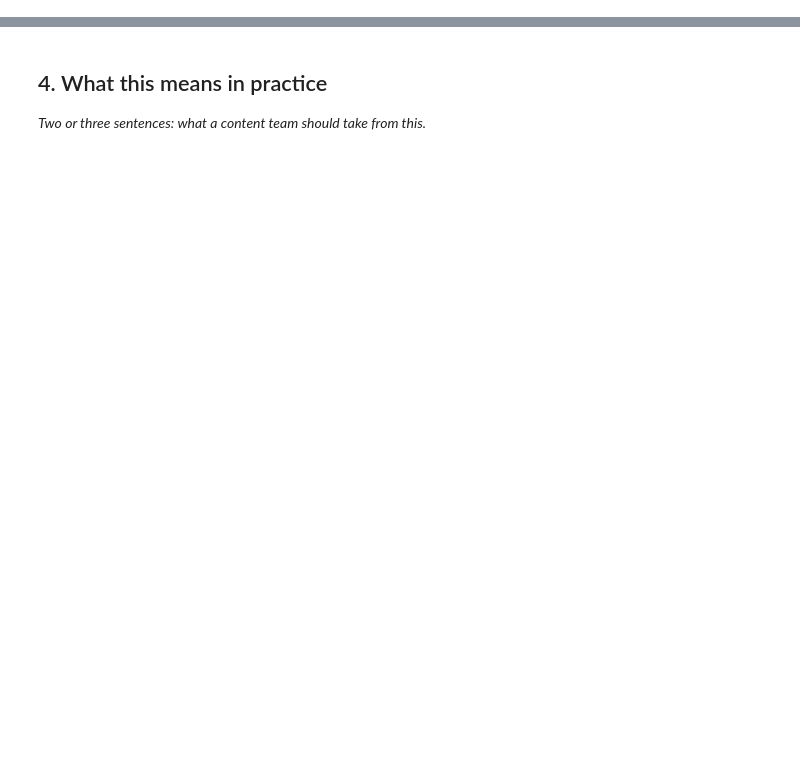
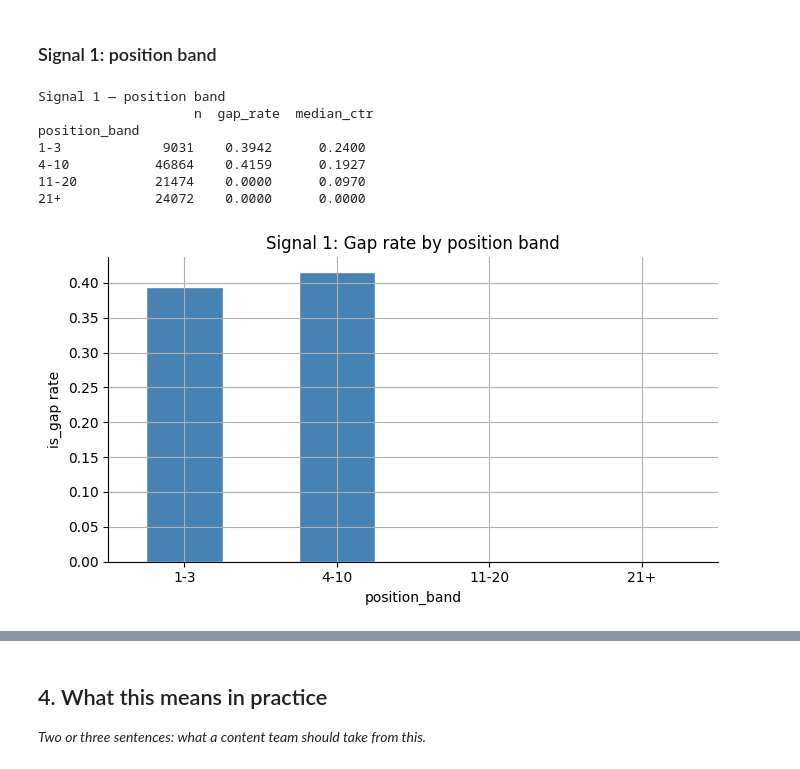
Before and after one commit to menna890/flyrank-ml-internship, a Jupyter notebook: work/notebooks/w04_signal_audit.ipynb, the cells around one changed output, grey strips where cells are left out. Drawn from its saved outputs; the diff is of its cells as text; code cells hidden in the pictures; blank space fills up the shorter version.

```diff
--- a/work/notebooks/w04_signal_audit.ipynb
+++ b/work/notebooks/w04_signal_audit.ipynb
@@ -29,0 +160,28 @@ This skeleton is yours to fill. Work the sections **in order** — each one has
+# %% [markdown]
+### Signal 1: position band
+# %%
+band_order = ["1-3", "4-10", "11-20", "21+"]
+sig1 = (
+    active.groupby("position_band")
+    .agg(n=("content_hash_id", "size"), gap_rate=("is_gap", "mean"), median_ctr=("ctr", "median"))
+    .reindex(band_order)
+)
+print("Signal 1 — position band\n", sig1.round(4))
+
+fig, ax = plt.subplots(figsize=(7, 4))
+sig1["gap_rate"].plot(kind="bar", ax=ax, color="steelblue", edgecolor="white")
+ax.set_title("Signal 1: Gap rate by position band")
+ax.set_ylabel("is_gap rate")
+ax.set_xlabel("position_band")
+plt.xticks(rotation=0)
+plt.tight_layout()
+plt.show()
+# %% [output]
+Signal 1 — position band
+                    n  gap_rate  median_ctr
+position_band
+1-3             9031    0.3942      0.2400
+4-10           46864    0.4159      0.1927
+11-20          21474    0.0000      0.0970
+21+            24072    0.0000      0.0000
+[figure, added]
```
Also changed, not shown: parts of 19 cells of this notebook.
